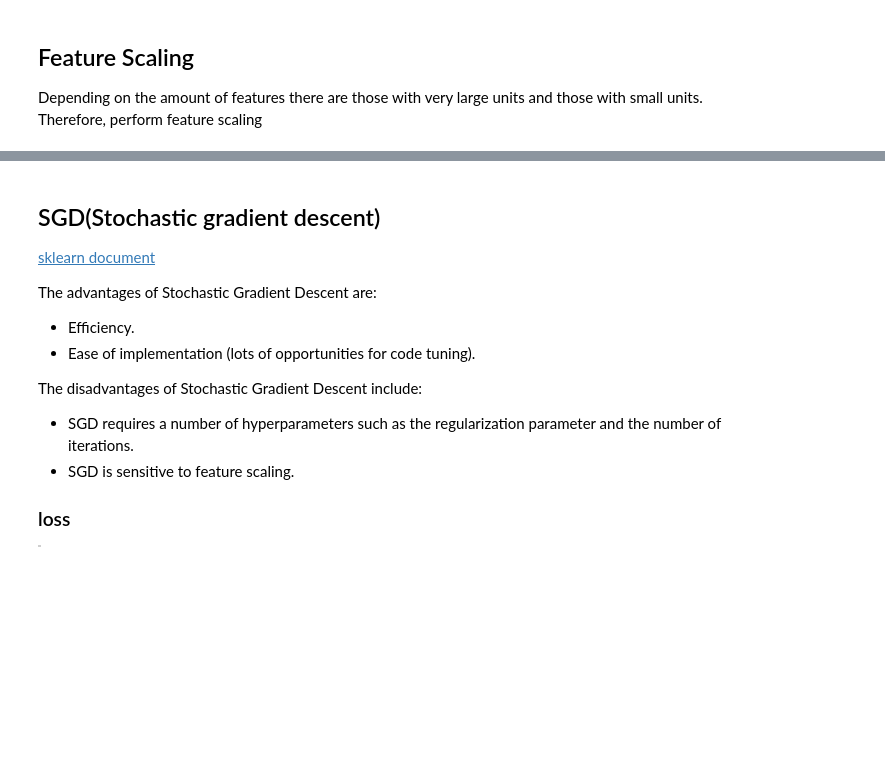
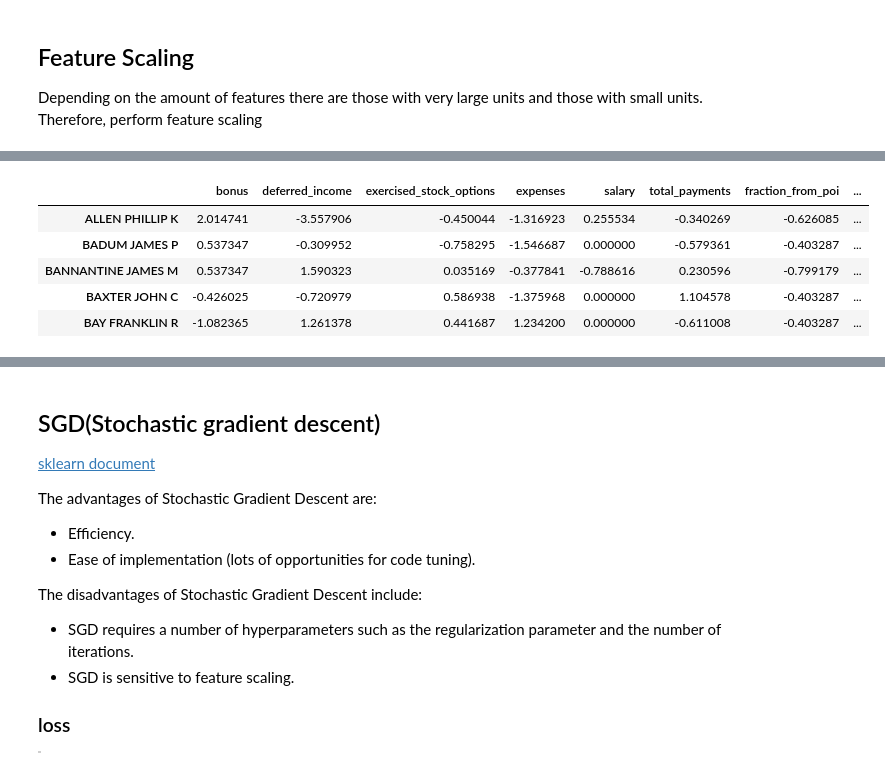
Before and after one commit to lasershow/DAND-ML, a Jupyter notebook: final_project/project-sub-note.ipynb, the cells around one changed output, grey strips where cells are left out. Saved outputs shown, nothing was run; the diff lists cells and outputs as text; code cells hidden in the pictures; blank space fills up the shorter version.

```diff
--- a/final_project/project-sub-note.ipynb
+++ b/final_project/project-sub-note.ipynb
@@ -577 +593,16 @@ df.head()
+# %%
+# Label Encoding (poi)
+poi = df['poi']
+le = preprocessing.LabelEncoder()
+le.fit(poi)
+poi = le.transform(poi)
+df['poi'] = poi
+df.head()
+# %% [output]
+|  | bonus | deferred_income | exercised_stock_options | expenses | salary | total_payments | fraction_from_poi | ... |
+| ALLEN PHILLIP K | 2.014741 | -3.557906 | -0.450044 | -1.316923 | 0.255534 | -0.340269 | -0.626085 | ... |
+| BADUM JAMES P | 0.537347 | -0.309952 | -0.758295 | -1.546687 | 0.000000 | -0.579361 | -0.403287 | ... |
+| BANNANTINE JAMES M | 0.537347 | 1.590323 | 0.035169 | -0.377841 | -0.788616 | 0.230596 | -0.799179 | ... |
+| BAXTER JOHN C | -0.426025 | -0.720979 | 0.586938 | -1.375968 | 0.000000 | 1.104578 | -0.403287 | ... |
+| BAY FRANKLIN R | -1.082365 | 1.261378 | 0.441687 | 1.234200 | 0.000000 | -0.611008 | -0.403287 | ... |
 # %% [markdown]
```
Also changed, not shown: parts of 19 cells of this notebook.
